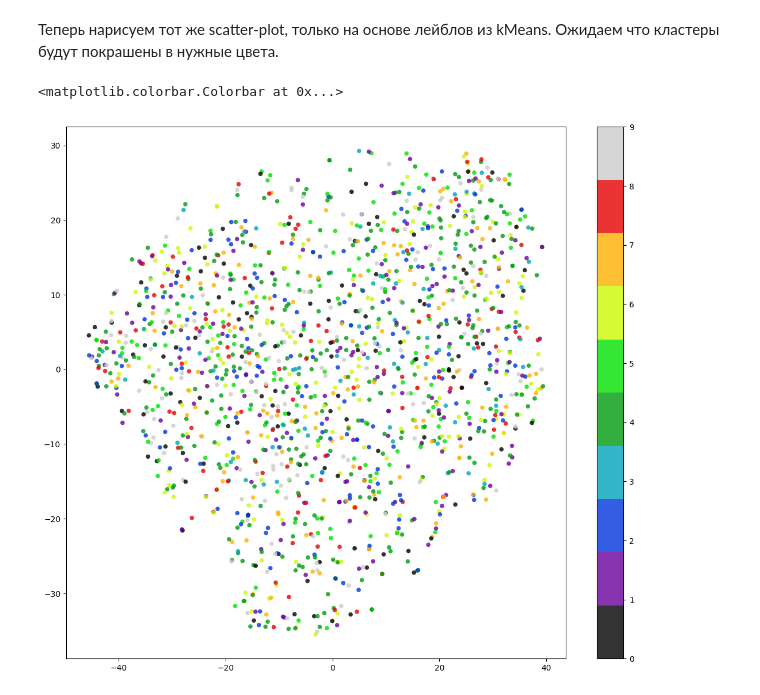
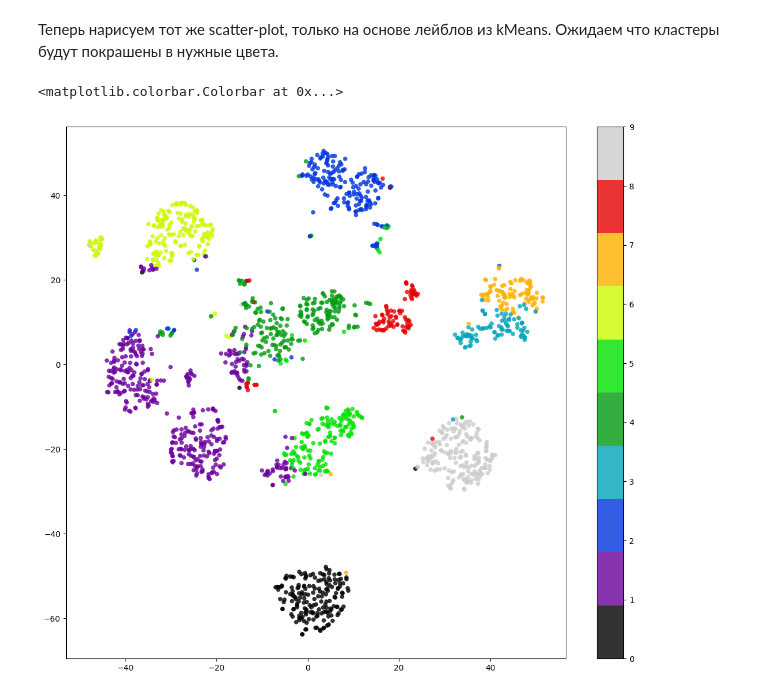
Before and after one commit to hook171/AISys, a Jupyter notebook: 01-ml-basics/03-kmeans/03_KMeans.ipynb, the cells around one changed output. Cells and saved outputs as stored; diff of their text form; code cells hidden in the pictures.

```diff
--- a/01-ml-basics/03-kmeans/03_KMeans.ipynb
+++ b/01-ml-basics/03-kmeans/03_KMeans.ipynb
@@ -252,0 +225,2 @@ Iteration 43, Loss: 0.0
+# %%
+clusters_mnist, labels_mnist = kmeans_fit_predict(X, k=10, low=0.0, high=10.0, tol=0.01, max_iter=10000)
@@ -304,12 +295,12 @@ import matplotlib.pyplot as plt
 from scipy.spatial.distance import cdist
 
 # Извлечение данных
-X = lfw_people.data  # Преобразованные изображения в векторы
+X_faces = lfw_people.data  # Преобразованные изображения в векторы
 n_samples, h, w = lfw_people.images.shape
 n_clusters = 12  # Количество кластеров
 
 # Обучаем kMeans
-centroids, labels = kmeans_fit_predict(X, k=n_clusters)
+centroids, labels = kmeans_fit_predict(X_faces, k=n_clusters)
 
 # Визуализация центров кластеров
 fig = plt.figure(figsize=(8, 6))
@@ -417,12 +405,10 @@ plt.colorbar()
 # %% [markdown]
 Теперь нарисуем тот же scatter-plot, только на основе лейблов из kMeans. Ожидаем что кластеры будут покрашены в нужные цвета.
 # %%
-labels_mnist_filtered = labels_mnist[:X_reduced_t.shape[0]]
-
 plt.figure(figsize=(14,12))
-plt.scatter(X_reduced_t[:,0], X_reduced_t[:,1], c=labels_mnist_filtered, cmap=plt.cm.get_cmap('nipy_spectral', 10),
+plt.scatter(X_reduced_t[:,0], X_reduced_t[:,1], c=labels_mnist, cmap=plt.cm.get_cmap('nipy_spectral', 10),
             edgecolor='none', alpha=0.8, s=30,)
 plt.colorbar()
 # %% [output]
 <matplotlib.colorbar.Colorbar at 0x...>
-[figure, old version]
+[figure, new version]
```
Also changed, not shown: parts of 11 cells of this notebook.
